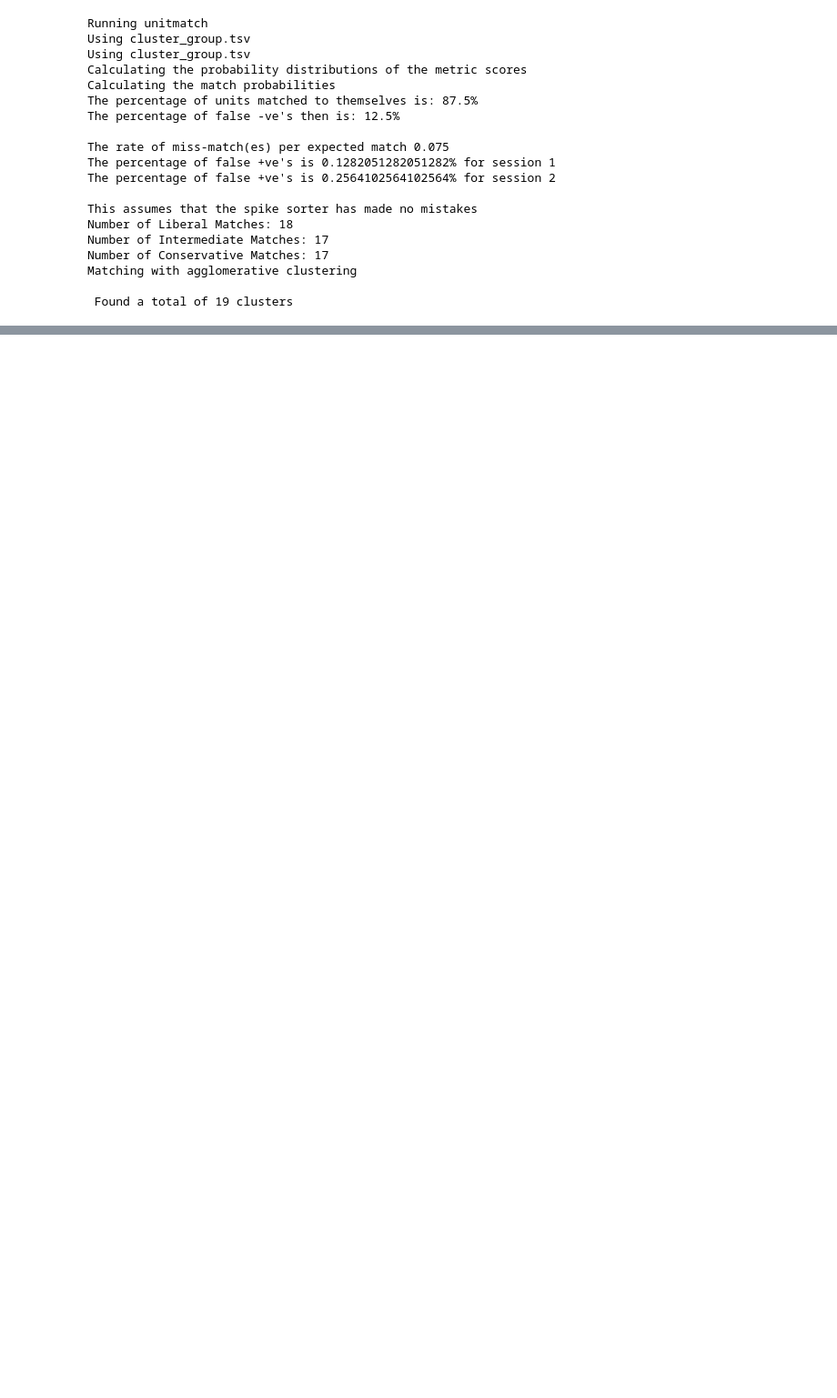
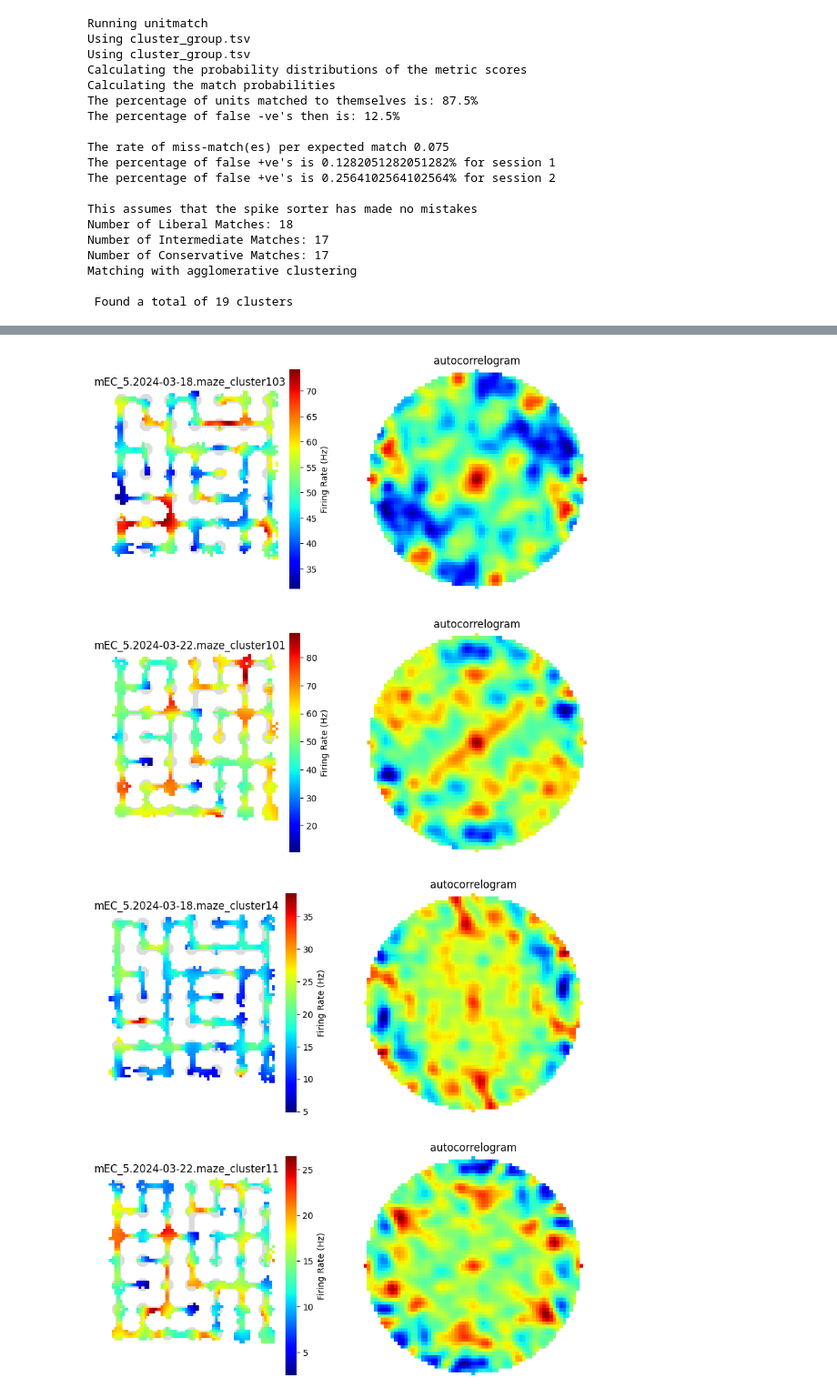
Before and after one commit to peterdoohan/GridMaze-tutorials, a Jupyter notebook: using_unitmatch.ipynb, the cells around one changed output, grey strips where cells are left out. Shown at 91% size. Drawn from its saved outputs; the diff is of its cells as text; code cells hidden in the pictures; blank space fills up the shorter version.

```diff
--- a/using_unitmatch.ipynb
+++ b/using_unitmatch.ipynb
@@ -161,0 +218,22 @@ for each_match in matched_clusters[0:5]:
+# %%
+
+maze_1_dict = example_dict = {
+    "session_types": ["maze"], #we include sessions from both open_field and maze_recordings
+    "maze_names": ["maze_1"],
+    "days_on_maze": [10],
+    "goal_subsets": "all", #if not given in a list, this will be equivalent to ["all","subset_1","subset_2"]
+}
+
+maze_2_dict = example_dict = {
+    "session_types": ["maze"], #we include sessions from both open_field and maze_recordings
+    "maze_names": ["maze_2"],
+    "days_on_maze": [1],
+    "goal_subsets": "all", #if not given in a list, this will be equivalent to ["all","subset_1","subset_2"]
+}
+
+matched_clusters = um.get_matched_clusters(subject_ID='mEC_5', #specify subject_ID as a string.
+                                           list_of_dicts = [maze_1_dict,maze_2_dict], #specify sessions to match as a list of dictionaries.
+                                           matches_all_sessions = True, #default as True
+                                           )
+
+print(f'\n Found a total of {len(matched_clusters)} clusters')
@@ -161,0 +260,10 @@ for each_match in matched_clusters[0:5]:
+# %%
+## Plotting spatial tuning of example matches ##
+for each_match in matched_clusters:
+    fig, ax = plt.subplots(2,2, figsize=(10, 10))
+    for i,each_cluster in enumerate(each_match):
+        each_cluster.plot_tuning('spatial', ax= [ax[i,0], ax[i,1]])
+        ax[i,1].set_title('autocorrelogram')
+# %% [output]
+[figure, added]
+[figure, added]
```
Also changed, not shown: parts of 15 cells of this notebook, 1 other file.
